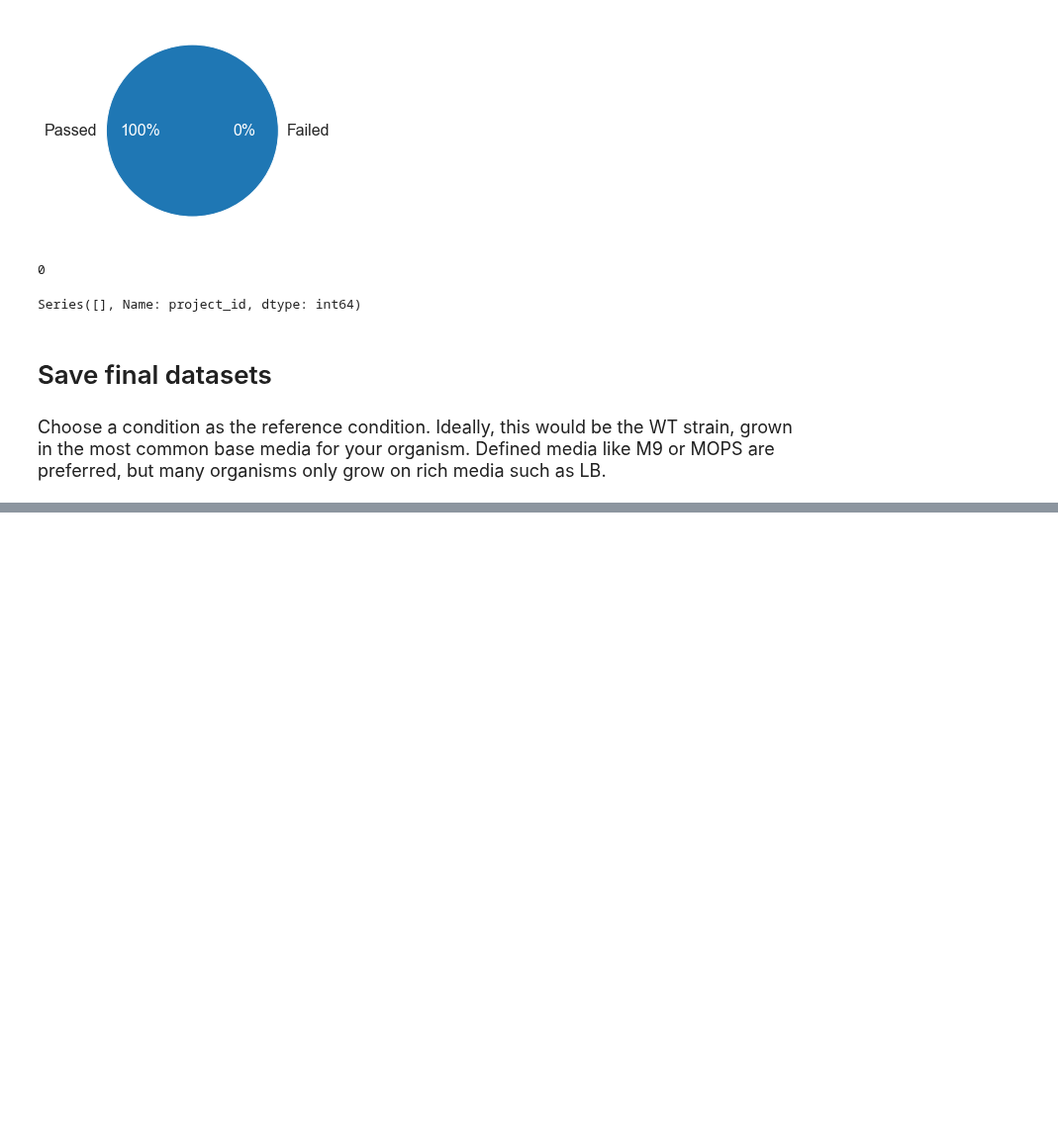
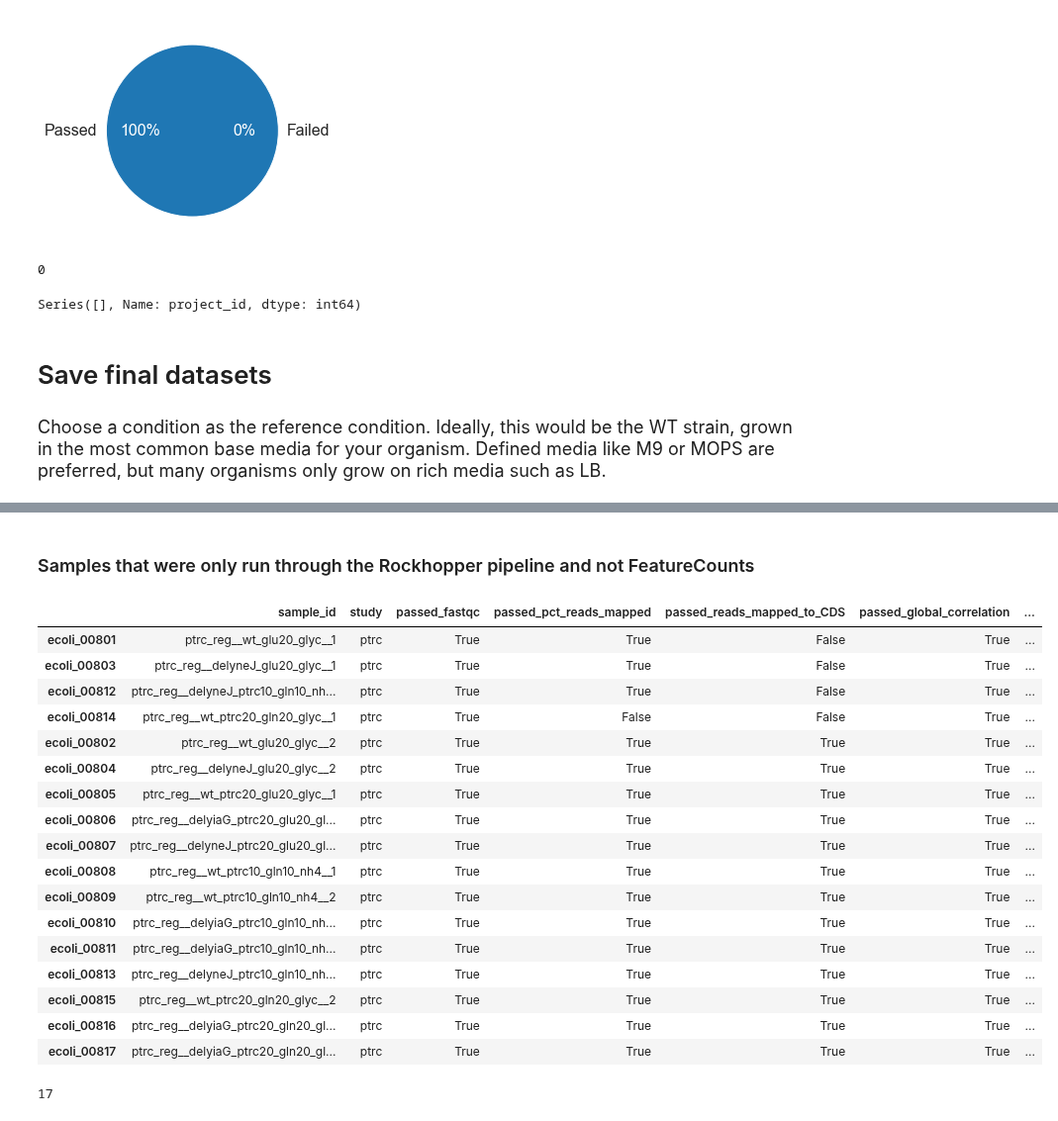
Before and after one commit to SBRG/precise2, a Jupyter notebook: notebooks/QC/expression_QC_SOP_featureCounts.ipynb, the cells around one changed output, grey strips where cells are left out. Shown at 99% size. Cells and saved outputs as stored; diff of their text form; code cells hidden in the pictures; blank space fills up the shorter version.

Commit message:
added comparison of QC featureCounts vs Rockhopper

```diff
--- a/notebooks/QC/expression_QC_SOP_featureCounts.ipynb
+++ b/notebooks/QC/expression_QC_SOP_featureCounts.ipynb
@@ -535,0 +569,6 @@ DF_metadata_final.to_csv(os.path.join(org_dir,'metadata_qc.csv'))
+# %%
+old_DF_metadata_fail = pd.read_csv('meta_data_failed_QC_total.tsv', sep = '\t', index_col=0)
+
+old_failed = old_DF_metadata_fail.iloc[:,pd.np.r_[0:2,-7:-1]]
+
+old_failed
@@ -535,0 +639,29 @@ DF_metadata_final.to_csv(os.path.join(org_dir,'metadata_qc.csv'))
+# %% [markdown]
+### Samples that were only run through the Rockhopper pipeline and not FeatureCounts
+# %%
+DF_log_tpm = pd.read_csv(path.join(org_dir,'log_tpm.csv'),index_col=0).fillna(0)
+
+old_failed.loc[old_failed[~old_failed.index.isin(DF_log_tpm.columns)].index]
+# %% [output]
+|  | sample_id | study | passed_fastqc | passed_pct_reads_mapped | passed_reads_mapped_to_CDS | passed_global_correlation | ... |
+| ecoli_00801 | ptrc_reg__wt_glu20_glyc__1 | ptrc | True | True | False | True | ... |
+| ecoli_00803 | ptrc_reg__delyneJ_glu20_glyc__1 | ptrc | True | True | False | True | ... |
+| ecoli_00812 | ptrc_reg__delyneJ_ptrc10_gln10_nh... | ptrc | True | True | False | True | ... |
+| ecoli_00814 | ptrc_reg__wt_ptrc20_gln20_glyc__1 | ptrc | True | False | False | True | ... |
+| ecoli_00802 | ptrc_reg__wt_glu20_glyc__2 | ptrc | True | True | True | True | ... |
+| ecoli_00804 | ptrc_reg__delyneJ_glu20_glyc__2 | ptrc | True | True | True | True | ... |
+| ecoli_00805 | ptrc_reg__wt_ptrc20_glu20_glyc__1 | ptrc | True | True | True | True | ... |
+| ecoli_00806 | ptrc_reg__delyiaG_ptrc20_glu20_gl... | ptrc | True | True | True | True | ... |
+| ecoli_00807 | ptrc_reg__delyneJ_ptrc20_glu20_gl... | ptrc | True | True | True | True | ... |
+| ecoli_00808 | ptrc_reg__wt_ptrc10_gln10_nh4__1 | ptrc | True | True | True | True | ... |
+| ecoli_00809 | ptrc_reg__wt_ptrc10_gln10_nh4__2 | ptrc | True | True | True | True | ... |
+| ecoli_00810 | ptrc_reg__delyiaG_ptrc10_gln10_nh... | ptrc | True | True | True | True | ... |
+| ecoli_00811 | ptrc_reg__delyiaG_ptrc10_gln10_nh... | ptrc | True | True | True | True | ... |
+| ecoli_00813 | ptrc_reg__delyneJ_ptrc10_gln10_nh... | ptrc | True | True | True | True | ... |
+| ecoli_00815 | ptrc_reg__wt_ptrc20_gln20_glyc__2 | ptrc | True | True | True | True | ... |
+| ecoli_00816 | ptrc_reg__delyiaG_ptrc20_gln20_gl... | ptrc | True | True | True | True | ... |
+| ecoli_00817 | ptrc_reg__delyiaG_ptrc20_gln20_gl... | ptrc | True | True | True | True | ... |
+# %%
+len(old_failed.loc[old_failed[~old_failed.index.isin(DF_log_tpm.columns)].index])
+# %% [output]
+17
```
Also changed, not shown: parts of 19 cells of this notebook.
